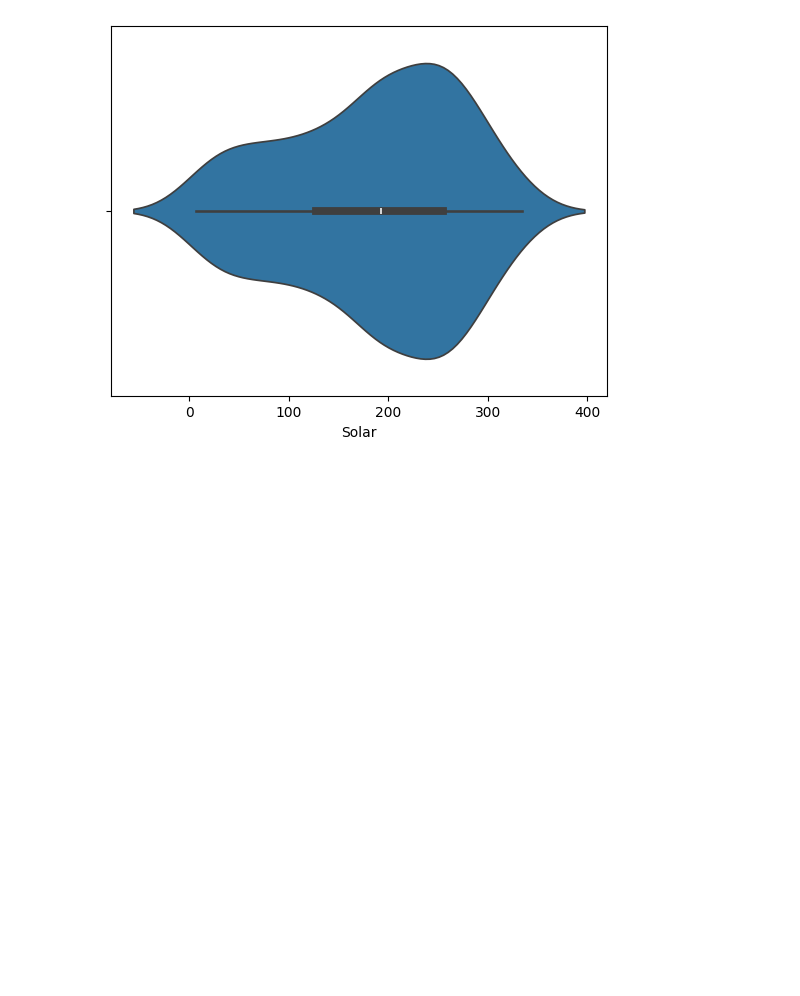
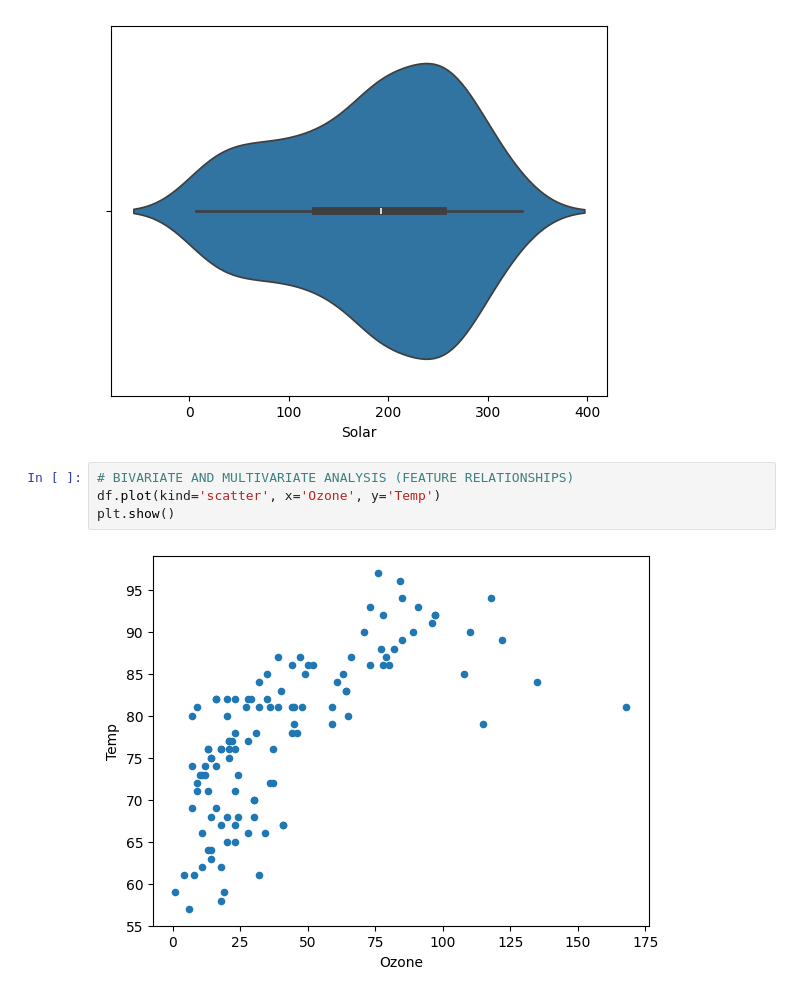
Before and after one commit to suchitra0806/EDA-On-Weather-Dataset, a Jupyter notebook: eda_weather_data.ipynb, the cells around one changed output. Saved outputs shown, nothing was run; the diff lists cells and outputs as text; blank space fills up the shorter version.

Commit message:
bivariate data analysis

```diff
--- a/eda_weather_data.ipynb
+++ b/eda_weather_data.ipynb
@@ -391,3 +391,9 @@ sns.violinplot(data=df, x="Solar")
 plt.show()
 # %% [output]
 [figure]
+# %%
+# BIVARIATE AND MULTIVARIATE ANALYSIS (FEATURE RELATIONSHIPS)
+df.plot(kind='scatter', x='Ozone', y='Temp')
+plt.show()
+# %% [output]
+[figure, added]
```
Also changed, not shown: parts of 15 cells of this notebook.
